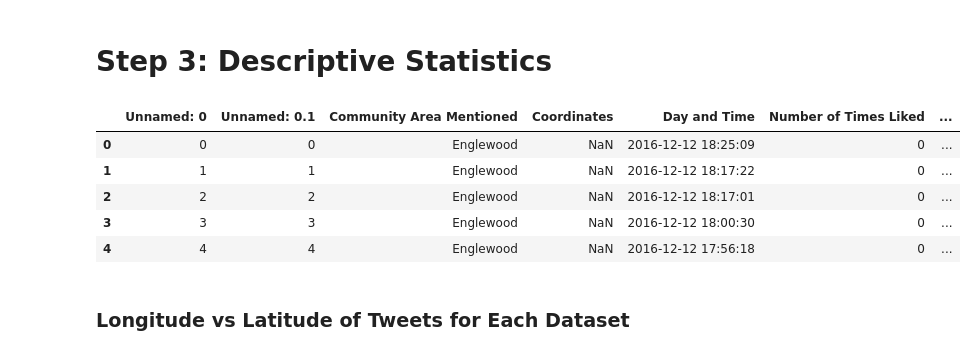
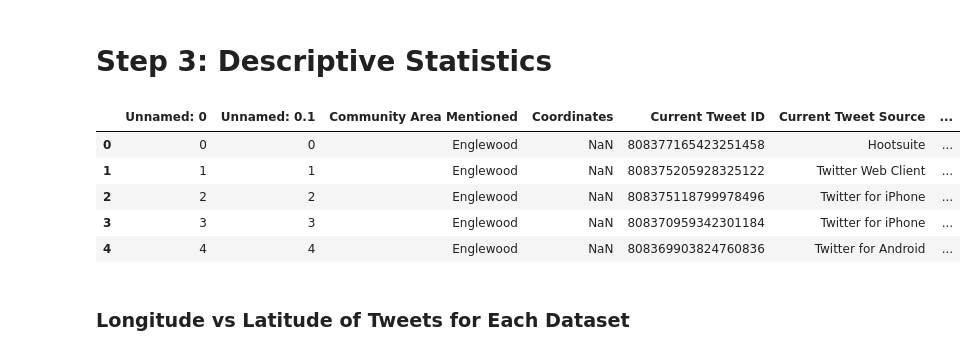
Before and after one commit to yarikan-zz/exploring-neighborhood-reputation, a Jupyter notebook: MAIN_project_notebook.ipynb, the cells around one changed output. Saved outputs shown, nothing was run; the diff lists cells and outputs as text; code cells hidden in the pictures.

```diff
--- a/MAIN_project_notebook.ipynb
+++ b/MAIN_project_notebook.ipynb
@@ -389,14 +407,14 @@ df1.to_csv('df1_wCompound.csv')
 df1 = pd.read_csv('https://raw.githubusercontent.com/yarikan/final_project_in_progress/master/df1_wCompound.csv?token=AQAvwAyoKxP3pVfAj5BdS7tCHl1C4B6Vks5YWCR_wA%3D%3D')
 #df3 = pd.read_csv('https://raw.githubusercontent.com/yarikan/assignments/master/Final_Project/df3_wCompound.csv?token=AQAvwO0ktyQ0b5QB5tjc9kAJoazk7EnVks5W9J9RwA%3D%3D')
 # %%
-df1.head(5)
+df1[0:5]
 # %% [output]
-|  | Unnamed: 0 | Unnamed: 0.1 | Community Area Mentioned | Coordinates | Day and Time | Number of Times Liked | ... |
-| 0 | 0 | 0 | Englewood | NaN | 2016-12-12 18:25:09 | 0 | ... |
-| 1 | 1 | 1 | Englewood | NaN | 2016-12-12 18:17:22 | 0 | ... |
-| 2 | 2 | 2 | Englewood | NaN | 2016-12-12 18:17:01 | 0 | ... |
-| 3 | 3 | 3 | Englewood | NaN | 2016-12-12 18:00:30 | 0 | ... |
-| 4 | 4 | 4 | Englewood | NaN | 2016-12-12 17:56:18 | 0 | ... |
+|  | Unnamed: 0 | Unnamed: 0.1 | Community Area Mentioned | Coordinates | Current Tweet ID | Current Tweet Source | ... |
+| 0 | 0 | 0 | Englewood | NaN | 808377165423251458 | Hootsuite | ... |
+| 1 | 1 | 1 | Englewood | NaN | 808375205928325122 | Twitter Web Client | ... |
+| 2 | 2 | 2 | Englewood | NaN | 808375118799978496 | Twitter for iPhone | ... |
+| 3 | 3 | 3 | Englewood | NaN | 808370959342301184 | Twitter for iPhone | ... |
+| 4 | 4 | 4 | Englewood | NaN | 808369903824760836 | Twitter for Android | ... |
 # %%
 # computing an index for neighborhood sentiment
 
```
Also changed, not shown: parts of 10 cells of this notebook, 1 other file.
